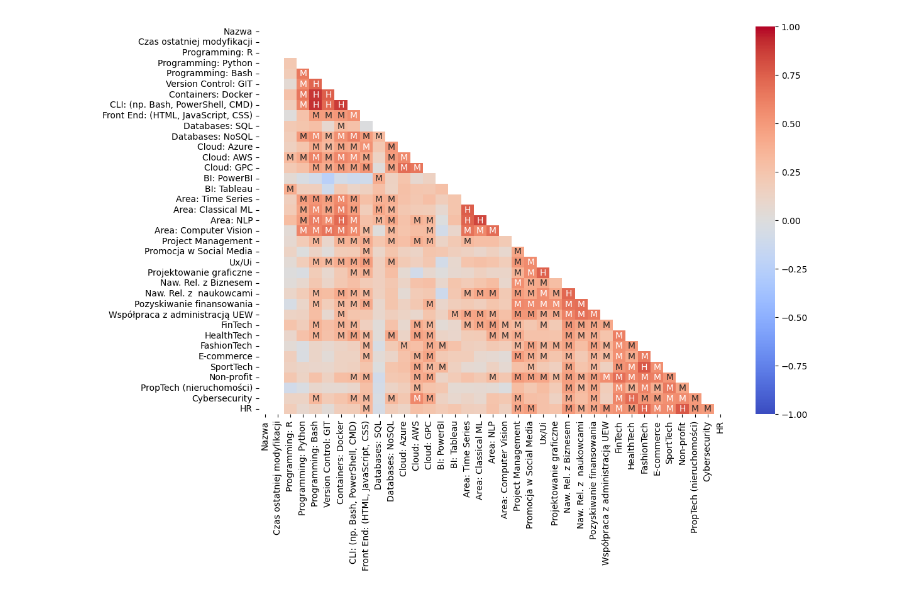
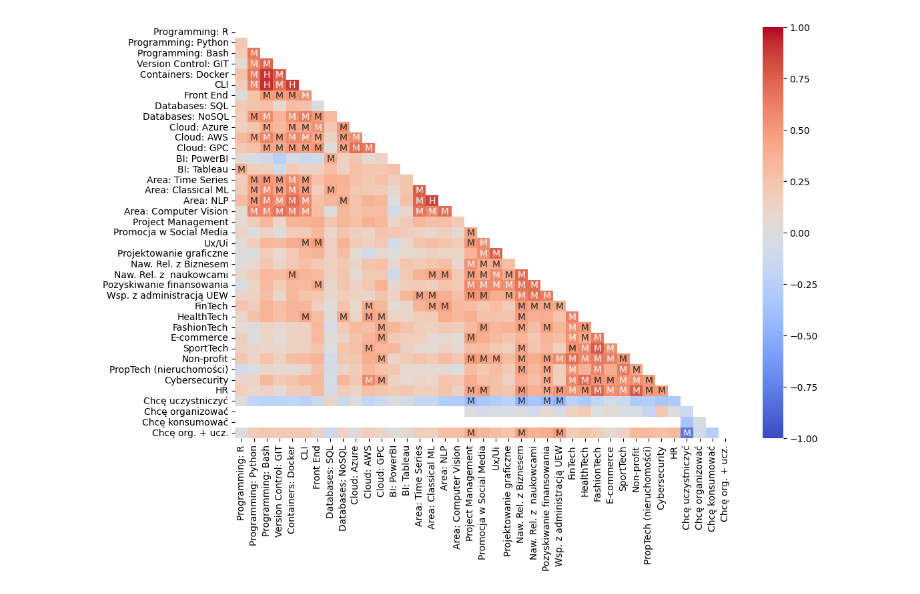
Before and after one commit to Aleksey9777/WAIT-People-Analytics, a Jupyter notebook: notebooks/01_DataPreprocessing.ipynb, the cells around one changed output. Saved outputs shown, nothing was run; the diff lists cells and outputs as text; code cells hidden in the pictures.

Commit message:
added new visuals

```diff
--- a/notebooks/01_DataPreprocessing.ipynb
+++ b/notebooks/01_DataPreprocessing.ipynb
@@ -4,12 +4,19 @@ import numpy as np
 import matplotlib.pyplot as plt
 import seaborn as sns
 # %%
-file_path = r'C:\Users\aleks\OneDrive\Робочий стіл\WAIT-people_analytics\DataCompetencySurvey.xlsx'
+file_path = r'..\data\01_Raw\01_DataCompetencySurvey.xlsx'
 df = pd.read_excel(file_path, index_col=0)
+
+
+
+pd.set_option('display.max_columns', 47)
 print(df.head())
-print(df.info())
-print(df.describe())
-print(df.isnull().sum())
+#print(df.info())
+# print(df.describe())
+#print(df.isnull().sum())
+missing_values = df.isnull().sum()
+missing_percentage = (df.isnull().sum() / len(df)) * 100
+print(missing_percentage)
 # %% [output]
    Godzina rozpoczęcia  Godzina ukończenia Adres e-mail  Nazwa  \
 ID
@@ -33,0 +55,24 @@ numeric_df = numeric_df.rename(columns = {"Area: Classical ML (Clustering, Regre
+# %%
+df["Chcę uczystniczyć"] = np.where(df["W jaki sposób chcesz uczestniczyć w Community?"] == "Chcę uczestniczyć w projekcie data", 1, 0)
+df["Chcę organizować"] = np.where(df["W jaki sposób chcesz uczestniczyć w Community?"] == "Chcę organizować \"życie\" Community", 1, 0)
+df["Chcę konsumować"] =np.where(df["W jaki sposób chcesz uczestniczyć w Community?"] == "Póki co chcę czerpać, obserwować, \"konsumować content\"", 1, 0)
+df["Chcę org. + ucz."] =np.where(df["W jaki sposób chcesz uczestniczyć w Community?"] == "Chcę uczestniczyć w projekcie data i organizować \"życie\" Community", 1, 0)
+
+#df.loc[df["Chcę konsumować"] == 1, :] = df.loc[df["Chcę konsumować"] == 1, :].fillna("0") #make impact for corr visual
+
+df = df.drop(columns=["W jaki sposób chcesz uczestniczyć w Community?",
+                      "Godzina rozpoczęcia",
+                      "Godzina ukończenia",
+                      "Adres e-mail",
+                      "Nazwa",
+                      "Czas ostatniej modyfikacji"])
+
+df = df.rename(columns = {"Front End: (HTML, JavaScript, CSS)": "Front End",
+                            "CLI: (np. Bash, PowerShell, CMD)": "CLI",
+                            "Area: Classical ML (Clustering, Regression, Classification)": "Area: Classical ML",
+                            "Nawiązywanie Relacji z Biznesem": "Naw. Rel. z Biznesem",
+                            "Nawiązywanie Relacji z naukowcami": "Naw. Rel. z  naukowcami",
+                            "Współpraca z administracją UEW": "Wsp. z administracją UEW",
+                            "Masz jakiś pomysł na projekt data? Napisz nam o tym. Jeżeli to nie ten moment, pozostaw puste pole.": "Twój pomysł",
+                            "Jeżeli jest obszar, na którym się znasz i chcesz go wykorzystać, dopisz go:": "Zainteresowania",
+                            "Jeżeli pominięto branżę, na której się znasz dopisz ją:": "Dodatkowe Branży"})
@@ -34,20 +114,22 @@ numeric_df = numeric_df.rename(columns = {"Area: Classical ML (Clustering, Regre
 # %%
+numeric_df = df.select_dtypes(include=[np.number])
+
 corr_matrix = numeric_df.corr()
 #Absolute value higher than 0.7 is high correlated value | between 0.3 and 0.7 is medium correlated | less than 0.3 is low correlated
 def classify_correlation(corr_value):
-    if abs(corr_value) >= 0.7:
+    if abs(corr_value) >= 0.8:
         return 'H'
-    elif abs(corr_value) >= 0.3:
+    elif abs(corr_value) >= 0.4:
         return 'M'
     else:
         return ''
 
 classified_matrix = corr_matrix.applymap(classify_correlation)
 
 plt.figure(figsize=(12,8))
 mask = np.triu(np.ones_like(corr_matrix, dtype=bool))
 
 sns.heatmap(corr_matrix, mask=mask, annot=classified_matrix,fmt='', cmap='coolwarm', vmin=-1, vmax=1, center=0)
 plt.show()
 # %% [output]
-[figure, old version]
+[figure, new version]
```
Also changed, not shown: parts of 8 cells of this notebook.
